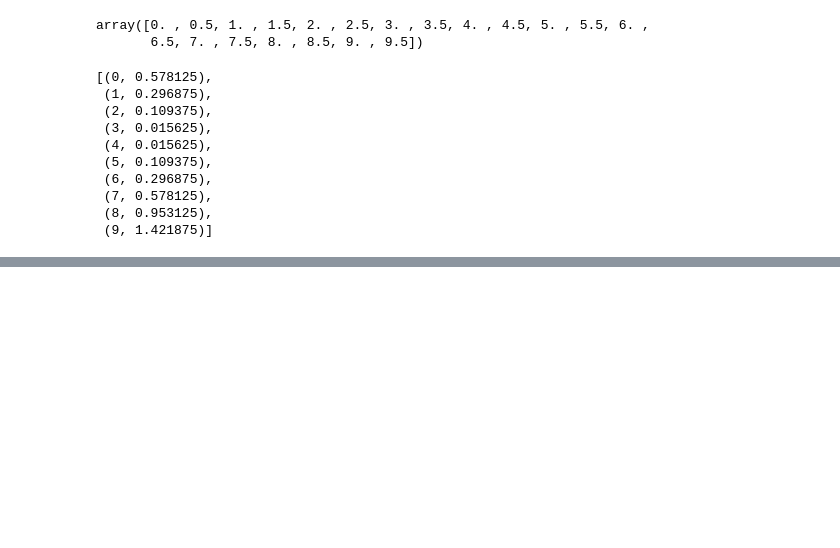
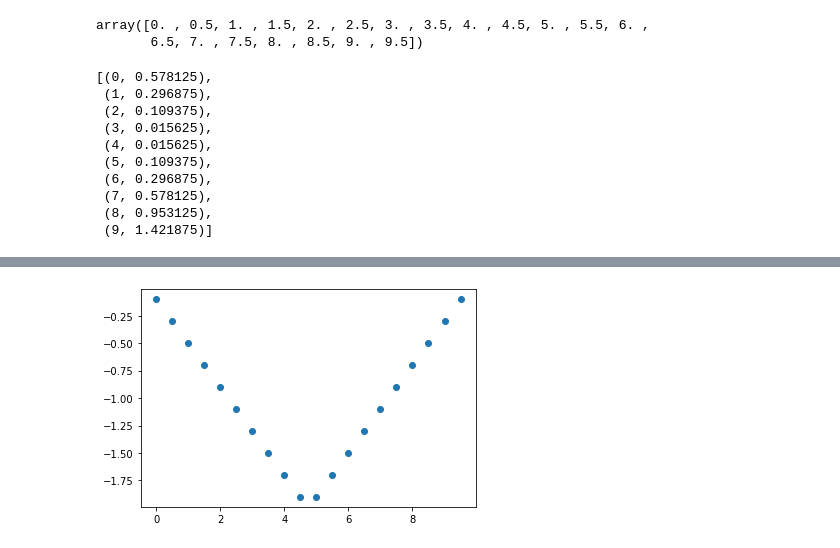
Before and after one commit to Sakurajima-sight/Mathematics-for-programmers-Python, a Jupyter notebook: Chapter 08/Untitled.ipynb, the cells around one changed output, grey strips where cells are left out. Saved outputs shown, nothing was run; the diff lists cells and outputs as text; code cells hidden in the pictures; blank space fills up the shorter version.

```diff
--- a/Chapter 08/Untitled.ipynb
+++ b/Chapter 08/Untitled.ipynb
@@ -99,0 +120,4 @@ interval_flow_rates(volume,0,10,1)
+# %%
+plot_interval_flow_rates(decreasing_volume,0,10,0.5)
+# %% [output]
+[figure, added]
```
Also changed, not shown: parts of 16 cells of this notebook.
